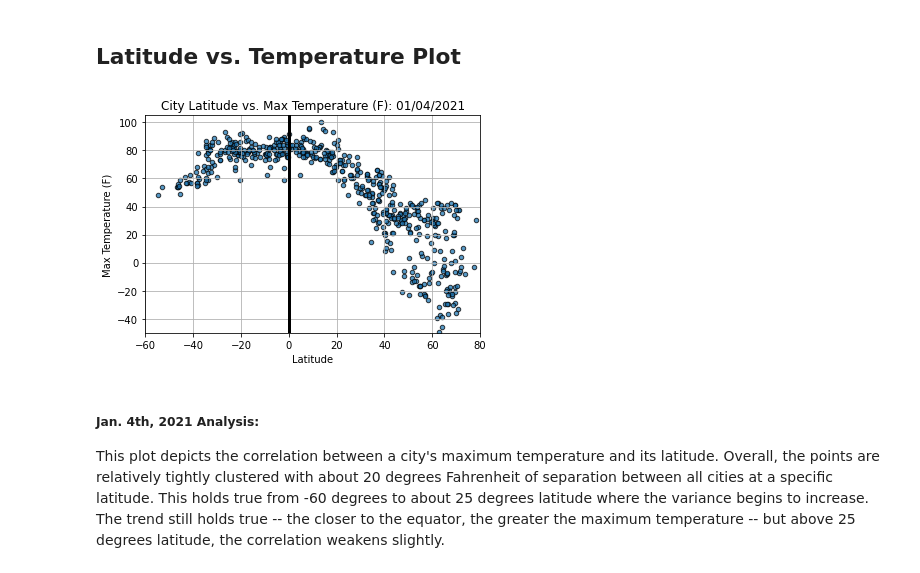
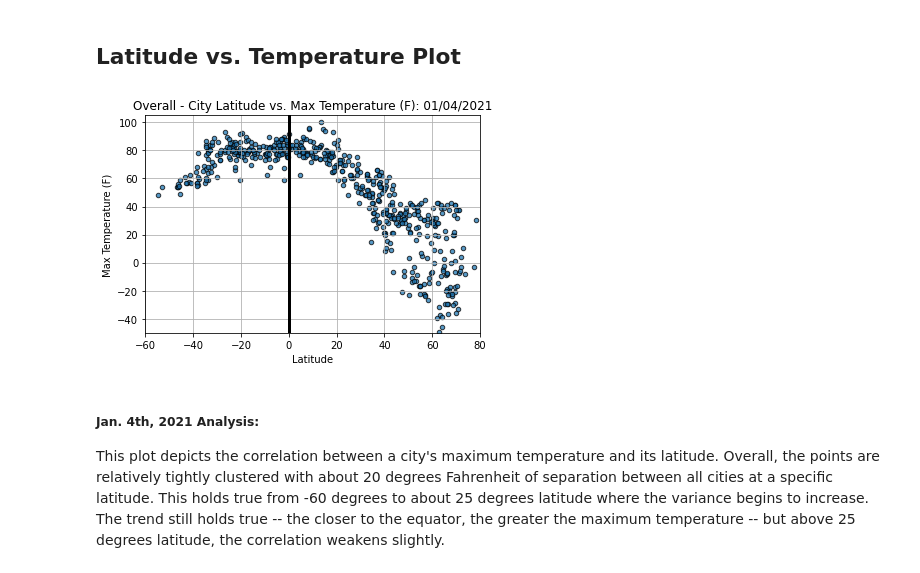
Before and after one commit to abaker178/api-challenge, a Jupyter notebook: WeatherPy/WeatherPy.ipynb, the cells around one changed output. Drawn from its saved outputs; the diff is of its cells as text; code cells hidden in the pictures.

Commit message:
saved images for all hemisphere charts

```diff
--- a/WeatherPy/WeatherPy.ipynb
+++ b/WeatherPy/WeatherPy.ipynb
@@ -35,7 +35,7 @@ lng_range = (-180, 180)
 # %% [markdown]
 ## Plot Generator Functions
 # %%
-def buildLatPlot(y, ylabel, df, grid=False, linregress=False, save=False):
+def buildLatPlot(y, ylabel, df, grid=False, title_prefix = "", linregress=False, save=False):
     x_val = df["Lat"]
     y_val = df[y]
 
@@ -51,7 +51,7 @@ def buildLatPlot(y, ylabel, df, grid=False, linregress=False, save=False):
 
     # Create title
     date = strftime("%m/%d/%Y",gmtime())
-    title = "City Latitude vs. {0}: {1}".format(ylabel,date)
+    title = "{0}City Latitude vs. {1}: {2}".format(title_prefix,ylabel,date)
 
     # Create and show plot
     lat_plt = df.plot(kind="scatter", x="Lat", y=y, grid=grid,
@@ -82,7 +82,7 @@ def buildLatPlot(y, ylabel, df, grid=False, linregress=False, save=False):
         #check if today already has a directory
         if os.path.isdir(output_path) is False:
             createNewDir(output_path)
-        lat_plt.figure.savefig("{0}{1}-{2}.png".format(output_path,xlabel,output_ylabel))
+        lat_plt.figure.savefig("{0}{1}{2}-{3}.png".format(output_path,title_prefix,xlabel,output_ylabel))
 # %%
 # Gets the limits of the chart based on the minimum and maximum values
 # The landmark value is what to round to so no plot points are chopped off when the plot renders
@@ -278,9 +278,9 @@ clean_city_df.head()
 # %% [markdown]
 ## Latitude vs. Temperature Plot
 # %%
-buildLatPlot("Max Temp", "Max Temperature (F)", clean_city_df, grid=True, save=True)
+buildLatPlot("Max Temp", "Max Temperature (F)", clean_city_df, title_prefix="Overall - ", grid=True, save=True)
 # %% [output]
-[figure, old version]
+[figure, new version]
 # %% [markdown]
 ##### Jan. 4th, 2021 Analysis:
 This plot depicts the correlation between a city's maximum temperature and its latitude. Overall, the points are relatively tightly clustered with about 20 degrees Fahrenheit of separation between all cities at a specific latitude. This holds true from -60 degrees to about 25 degrees latitude where the variance begins to increase. The trend still holds true -- the closer to the equator, the greater the maximum temperature -- but above 25 degrees latitude, the correlation weakens slightly.
```
Also changed, not shown: parts of 11 cells of this notebook, 16 other files.
